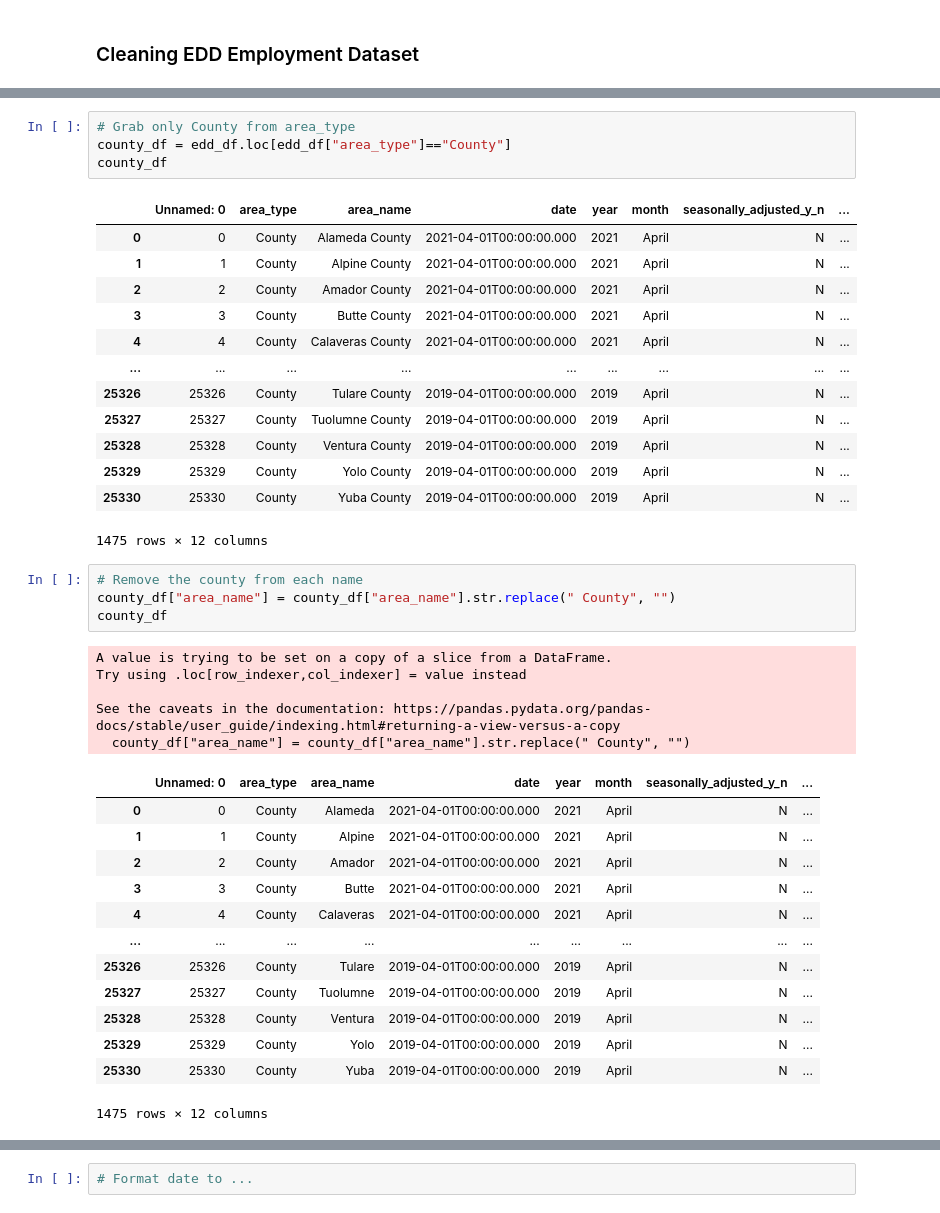
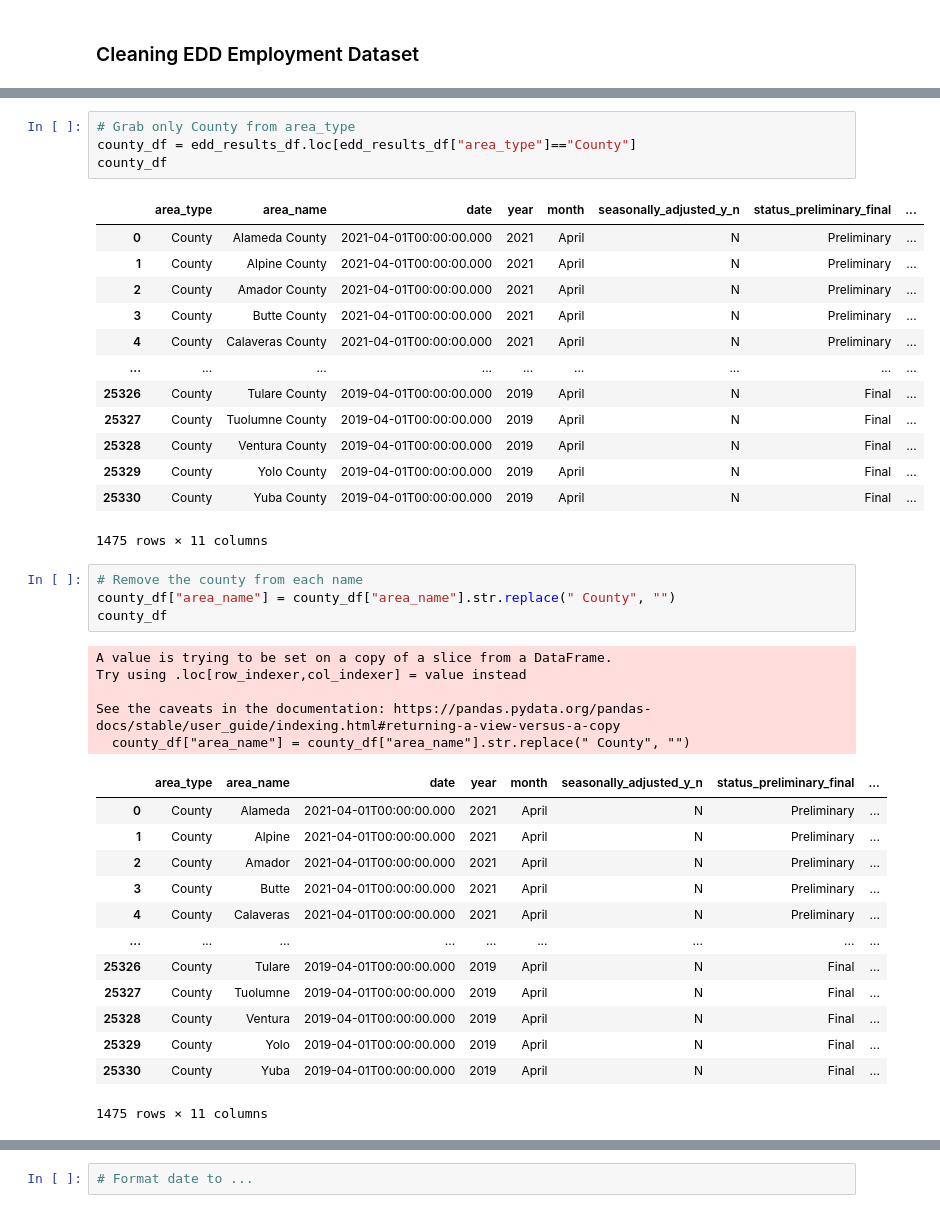
Before and after one commit to kfmatovic716/CA-HOME-PRICE-PREDICTIONS---Final-Project, a Jupyter notebook: cleaning_data_wrbk/edd_unemployement_cleaning.ipynb, the cells around one changed output, grey strips where cells are left out. Saved outputs shown, nothing was run; the diff lists cells and outputs as text.

```diff
--- a/Transforming Data/edd_unemployement_cleaning.ipynb
+++ b/cleaning_data_wrbk/edd_unemployement_cleaning.ipynb
@@ -83,22 +70,22 @@ array(['County', 'Metro Division', 'Metropolitan Area', 'MSA', 'State',
        'Sub-County Place'], dtype=object)
 # %%
 # Grab only County from area_type
-county_df = edd_df.loc[edd_df["area_type"]=="County"]
+county_df = edd_results_df.loc[edd_results_df["area_type"]=="County"]
 county_df
 # %% [output]
-|  | Unnamed: 0 | area_type | area_name | date | year | month | seasonally_adjusted_y_n | ... |
-| 0 | 0 | County | Alameda County | 2021-04-01T00:00:00.000 | 2021 | April | N | ... |
-| 1 | 1 | County | Alpine County | 2021-04-01T00:00:00.000 | 2021 | April | N | ... |
-| 2 | 2 | County | Amador County | 2021-04-01T00:00:00.000 | 2021 | April | N | ... |
-| 3 | 3 | County | Butte County | 2021-04-01T00:00:00.000 | 2021 | April | N | ... |
-| 4 | 4 | County | Calaveras County | 2021-04-01T00:00:00.000 | 2021 | April | N | ... |
+|  | area_type | area_name | date | year | month | seasonally_adjusted_y_n | status_preliminary_final | ... |
+| 0 | County | Alameda County | 2021-04-01T00:00:00.000 | 2021 | April | N | Preliminary | ... |
+| 1 | County | Alpine County | 2021-04-01T00:00:00.000 | 2021 | April | N | Preliminary | ... |
+| 2 | County | Amador County | 2021-04-01T00:00:00.000 | 2021 | April | N | Preliminary | ... |
+| 3 | County | Butte County | 2021-04-01T00:00:00.000 | 2021 | April | N | Preliminary | ... |
+| 4 | County | Calaveras County | 2021-04-01T00:00:00.000 | 2021 | April | N | Preliminary | ... |
 | ... | ... | ... | ... | ... | ... | ... | ... | ... |
-| 25326 | 25326 | County | Tulare County | 2019-04-01T00:00:00.000 | 2019 | April | N | ... |
-| 25327 | 25327 | County | Tuolumne County | 2019-04-01T00:00:00.000 | 2019 | April | N | ... |
-| 25328 | 25328 | County | Ventura County | 2019-04-01T00:00:00.000 | 2019 | April | N | ... |
-| 25329 | 25329 | County | Yolo County | 2019-04-01T00:00:00.000 | 2019 | April | N | ... |
-| 25330 | 25330 | County | Yuba County | 2019-04-01T00:00:00.000 | 2019 | April | N | ... |
+| 25326 | County | Tulare County | 2019-04-01T00:00:00.000 | 2019 | April | N | Final | ... |
+| 25327 | County | Tuolumne County | 2019-04-01T00:00:00.000 | 2019 | April | N | Final | ... |
+| 25328 | County | Ventura County | 2019-04-01T00:00:00.000 | 2019 | April | N | Final | ... |
+| 25329 | County | Yolo County | 2019-04-01T00:00:00.000 | 2019 | April | N | Final | ... |
+| 25330 | County | Yuba County | 2019-04-01T00:00:00.000 | 2019 | April | N | Final | ... |
-1475 rows × 12 columns
+1475 rows × 11 columns
 # %%
 # Remove the county from each name
 county_df["area_name"] = county_df["area_name"].str.replace(" County", "")
@@ -109,19 +96,19 @@ Try using .loc[row_indexer,col_indexer] = value instead
 
 See the caveats in the documentation: https://pandas.pydata.org/pandas-docs/stable/user_guide/indexing.html#returning-a-view-versus-a-copy
   county_df["area_name"] = county_df["area_name"].str.replace(" County", "")
-|  | Unnamed: 0 | area_type | area_name | date | year | month | seasonally_adjusted_y_n | ... |
-| 0 | 0 | County | Alameda | 2021-04-01T00:00:00.000 | 2021 | April | N | ... |
-| 1 | 1 | County | Alpine | 2021-04-01T00:00:00.000 | 2021 | April | N | ... |
-| 2 | 2 | County | Amador | 2021-04-01T00:00:00.000 | 2021 | April | N | ... |
-| 3 | 3 | County | Butte | 2021-04-01T00:00:00.000 | 2021 | April | N | ... |
-| 4 | 4 | County | Calaveras | 2021-04-01T00:00:00.000 | 2021 | April | N | ... |
+|  | area_type | area_name | date | year | month | seasonally_adjusted_y_n | status_preliminary_final | ... |
+| 0 | County | Alameda | 2021-04-01T00:00:00.000 | 2021 | April | N | Preliminary | ... |
+| 1 | County | Alpine | 2021-04-01T00:00:00.000 | 2021 | April | N | Preliminary | ... |
+| 2 | County | Amador | 2021-04-01T00:00:00.000 | 2021 | April | N | Preliminary | ... |
+| 3 | County | Butte | 2021-04-01T00:00:00.000 | 2021 | April | N | Preliminary | ... |
+| 4 | County | Calaveras | 2021-04-01T00:00:00.000 | 2021 | April | N | Preliminary | ... |
 | ... | ... | ... | ... | ... | ... | ... | ... | ... |
-| 25326 | 25326 | County | Tulare | 2019-04-01T00:00:00.000 | 2019 | April | N | ... |
-| 25327 | 25327 | County | Tuolumne | 2019-04-01T00:00:00.000 | 2019 | April | N | ... |
-| 25328 | 25328 | County | Ventura | 2019-04-01T00:00:00.000 | 2019 | April | N | ... |
-| 25329 | 25329 | County | Yolo | 2019-04-01T00:00:00.000 | 2019 | April | N | ... |
-| 25330 | 25330 | County | Yuba | 2019-04-01T00:00:00.000 | 2019 | April | N | ... |
+| 25326 | County | Tulare | 2019-04-01T00:00:00.000 | 2019 | April | N | Final | ... |
+| 25327 | County | Tuolumne | 2019-04-01T00:00:00.000 | 2019 | April | N | Final | ... |
+| 25328 | County | Ventura | 2019-04-01T00:00:00.000 | 2019 | April | N | Final | ... |
+| 25329 | County | Yolo | 2019-04-01T00:00:00.000 | 2019 | April | N | Final | ... |
+| 25330 | County | Yuba | 2019-04-01T00:00:00.000 | 2019 | April | N | Final | ... |
-1475 rows × 12 columns
+1475 rows × 11 columns
 # %%
 # Filtered LA county and seasonally_adjusted_y because of duplication
 filtered_county = county_df.loc[county_df["seasonally_adjusted_y_n"] == "N"]
```
Also changed, not shown: parts of 13 cells of this notebook, 20 other files.
